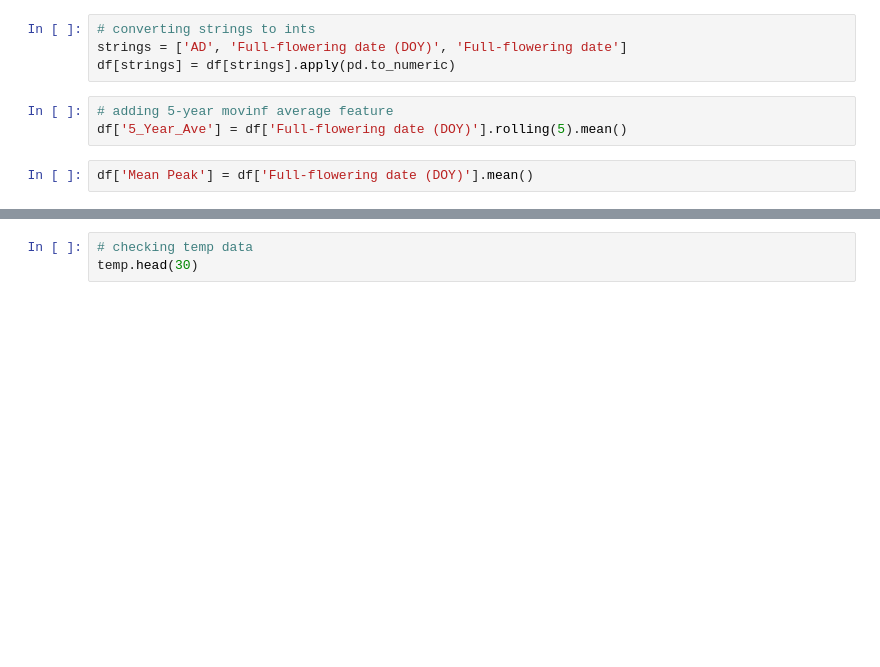
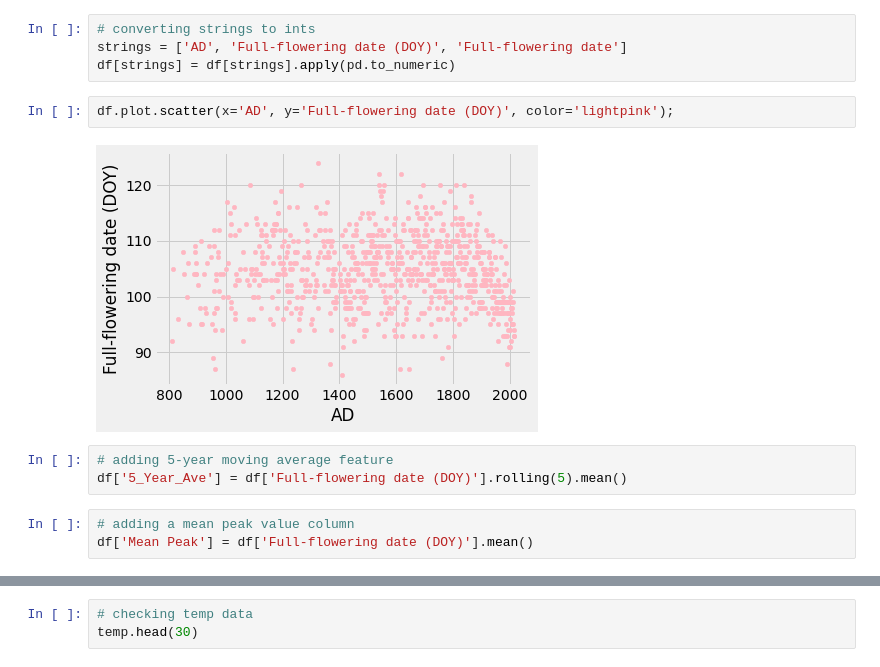
Before and after one commit to jeffreyhwatson/sakura, a Jupyter notebook: notebooks/eda/sakura_eda.ipynb, the cells around one changed output, grey strips where cells are left out. Drawn from its saved outputs; the diff is of its cells as text; blank space fills up the shorter version.

Commit message:
added scatter

```diff
--- a/notebooks/eda/sakura_eda.ipynb
+++ b/notebooks/eda/sakura_eda.ipynb
@@ -121,10 +121,15 @@ memory usage: 38.8+ KB
 # converting strings to ints
 strings = ['AD', 'Full-flowering date (DOY)', 'Full-flowering date']
 df[strings] = df[strings].apply(pd.to_numeric)
+# %%
+df.plot.scatter(x='AD', y='Full-flowering date (DOY)', color='lightpink');
+# %% [output]
+[figure, added]
 # %%
-# adding 5-year movinf average feature
+# adding 5-year moving average feature
 df['5_Year_Ave'] = df['Full-flowering date (DOY)'].rolling(5).mean()
 # %%
+# adding a mean peak value column
 df['Mean Peak'] = df['Full-flowering date (DOY)'].mean()
 # %%
 # checking work
```
Also changed, not shown: parts of 8 cells of this notebook, 1 other file.
